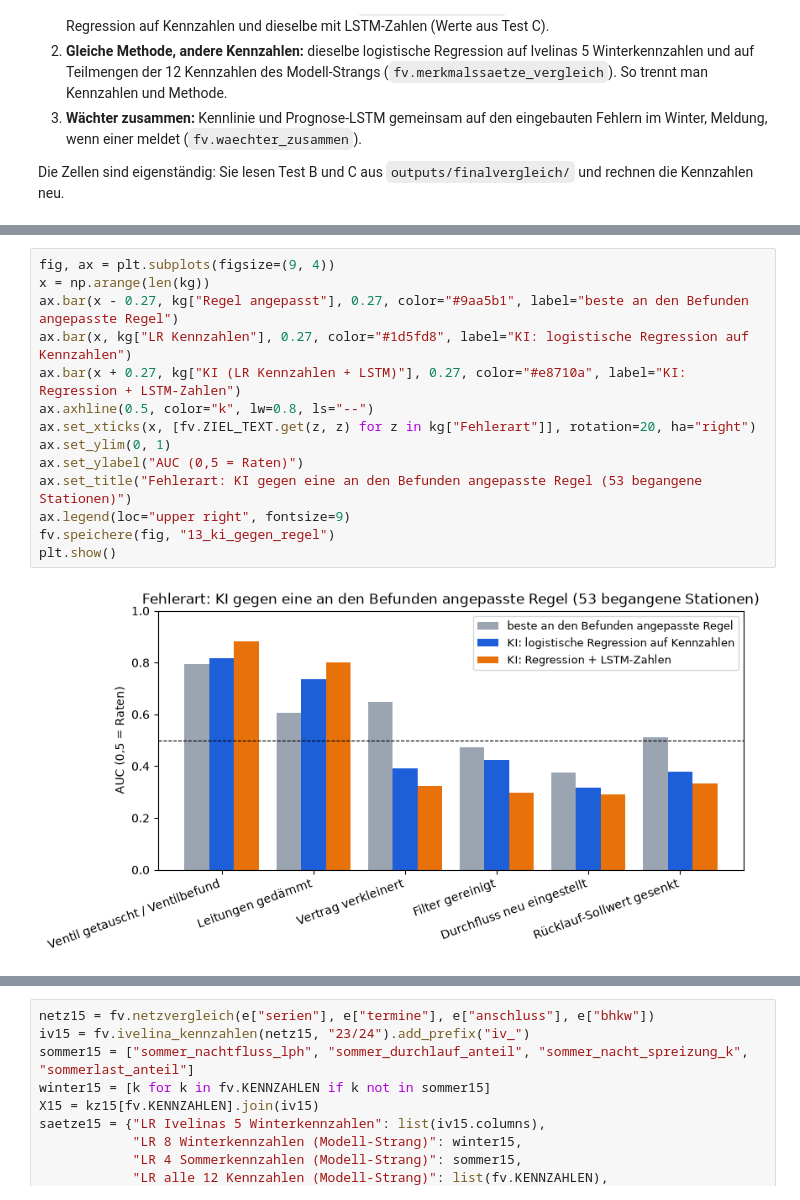
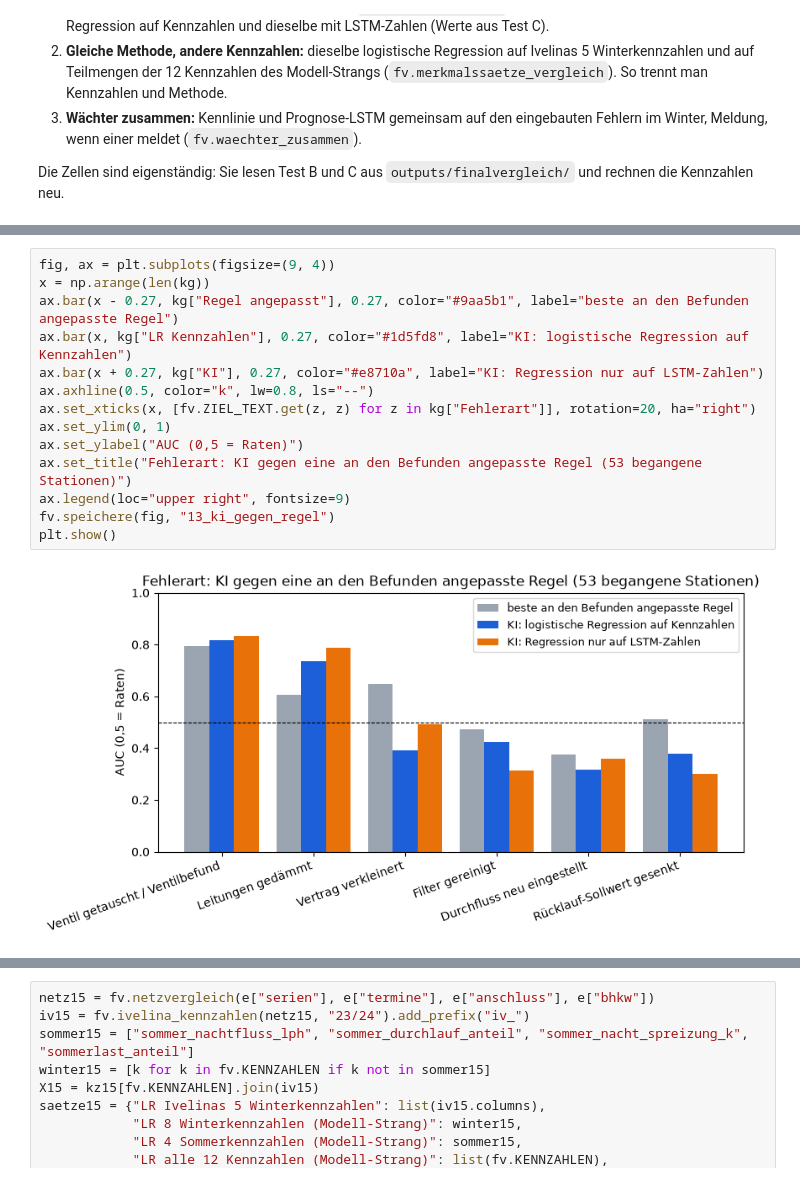
Before and after one commit to ivelinayna/projektseminar, a Jupyter notebook: notebooks/34_modellvergleich_und_umsetzung_nach_aufgabenstellung.ipynb, the cells around one changed output, grey strips where cells are left out. Cells and saved outputs as stored; diff of their text form.

```diff
--- a/notebooks/34_modellvergleich_und_umsetzung_nach_aufgabenstellung.ipynb
+++ b/notebooks/34_modellvergleich_und_umsetzung_nach_aufgabenstellung.ipynb
@@ -1936,19 +1939,19 @@ kg.round(2)
 # %%
 fig, ax = plt.subplots(figsize=(9, 4))
 x = np.arange(len(kg))
 ax.bar(x - 0.27, kg["Regel angepasst"], 0.27, color="#9aa5b1", label="beste an den Befunden angepasste Regel")
 ax.bar(x, kg["LR Kennzahlen"], 0.27, color="#1d5fd8", label="KI: logistische Regression auf Kennzahlen")
-ax.bar(x + 0.27, kg["KI (LR Kennzahlen + LSTM)"], 0.27, color="#e8710a", label="KI: Regression + LSTM-Zahlen")
+ax.bar(x + 0.27, kg["KI"], 0.27, color="#e8710a", label="KI: Regression nur auf LSTM-Zahlen")
 ax.axhline(0.5, color="k", lw=0.8, ls="--")
 ax.set_xticks(x, [fv.ZIEL_TEXT.get(z, z) for z in kg["Fehlerart"]], rotation=20, ha="right")
 ax.set_ylim(0, 1)
 ax.set_ylabel("AUC (0,5 = Raten)")
 ax.set_title("Fehlerart: KI gegen eine an den Befunden angepasste Regel (53 begangene Stationen)")
 ax.legend(loc="upper right", fontsize=9)
 fv.speichere(fig, "13_ki_gegen_regel")
 plt.show()
 # %% [output]
-[figure, old version]
+[figure, new version]
 # %% [markdown]
 **Ergebnis 1: KI gegen angepasste Regel**
 
```
Also changed, not shown: parts of 26 cells of this notebook, 7 other files.
